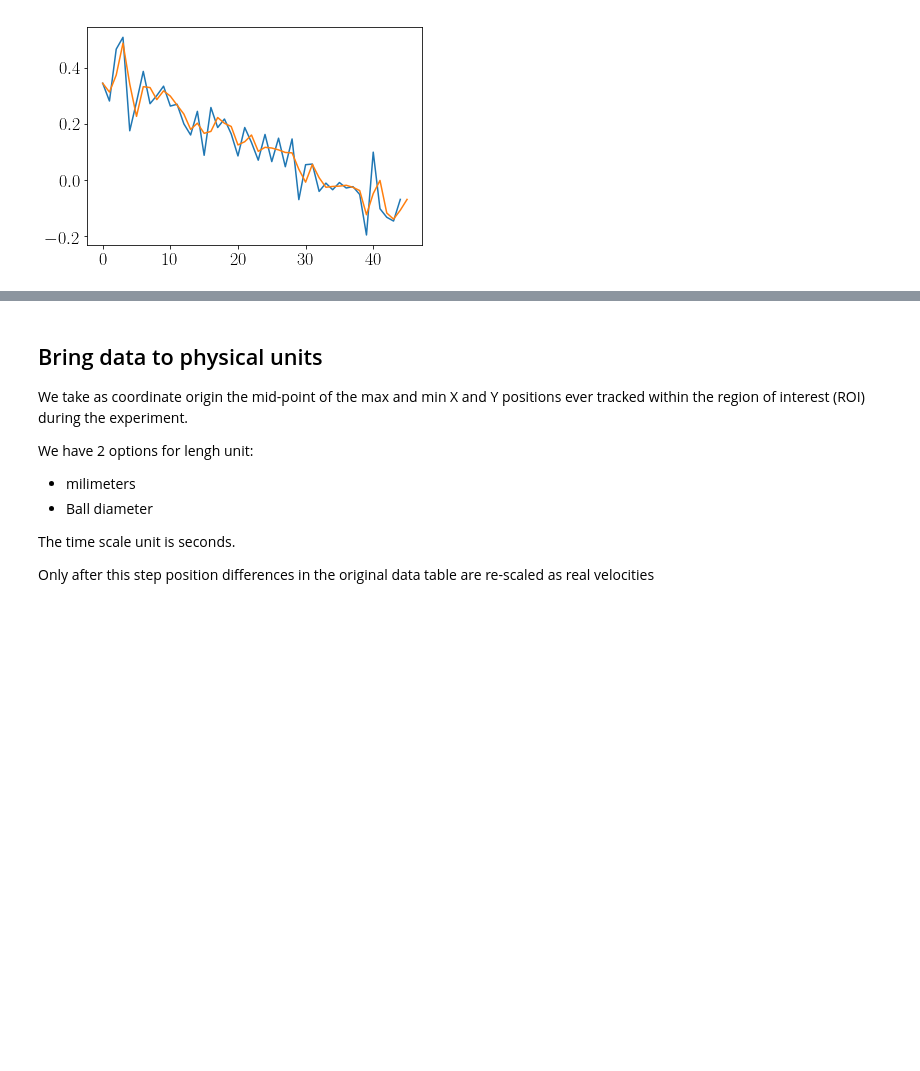
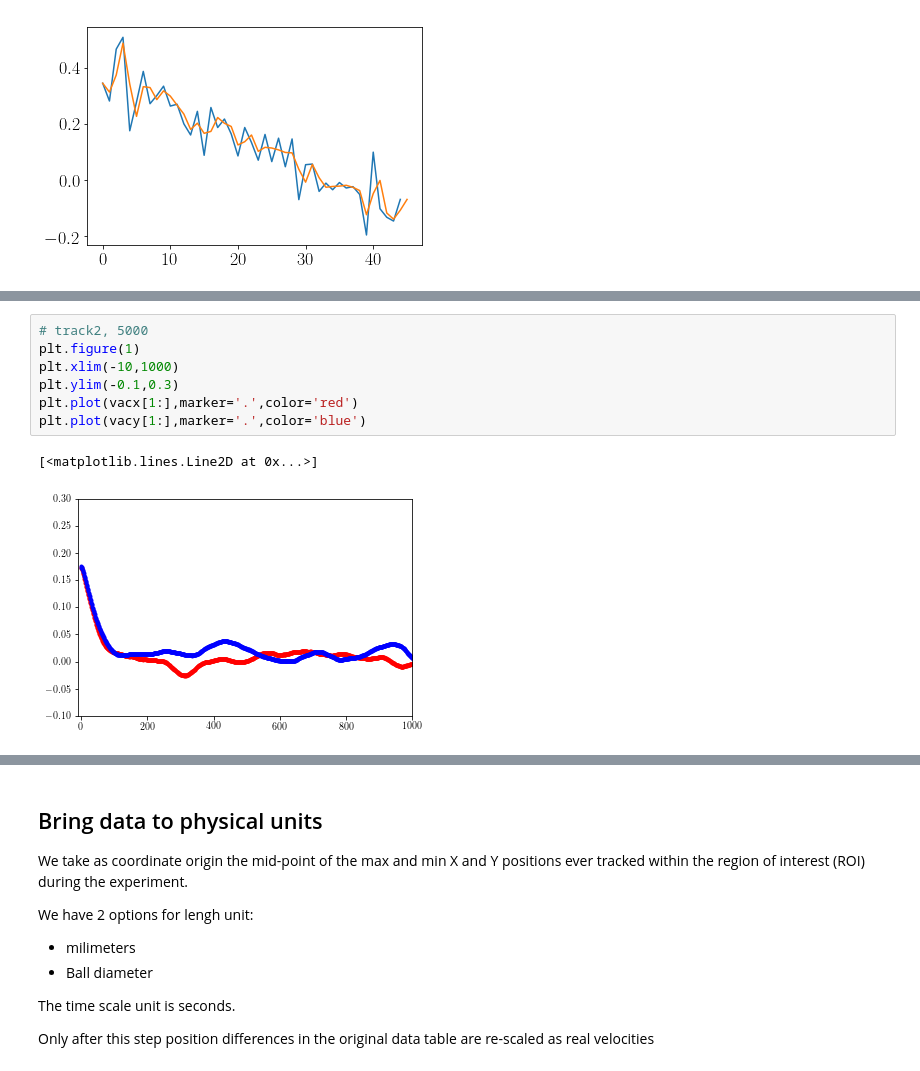
Before and after one commit to fvegar/Tracks, a Jupyter notebook: tracks_processing.ipynb, the cells around one changed output, grey strips where cells are left out. Cells and saved outputs as stored; diff of their text form; blank space fills up the shorter version.

```diff
--- a/tracks_processing.ipynb
+++ b/tracks_processing.ipynb
@@ -306,0 +313,10 @@ plt.plot(np.gradient(track(200, tabla, True).y))
+# %%
+# track2, 5000
+plt.figure(1)
+plt.xlim(-10,1000)
+plt.ylim(-0.1,0.3)
+plt.plot(vacx[1:],marker='.',color='red')
+plt.plot(vacy[1:],marker='.',color='blue')
+# %% [output]
+[<matplotlib.lines.Line2D at 0x...>]
+[figure, added]
```
Also changed, not shown: parts of 14 cells of this notebook.
